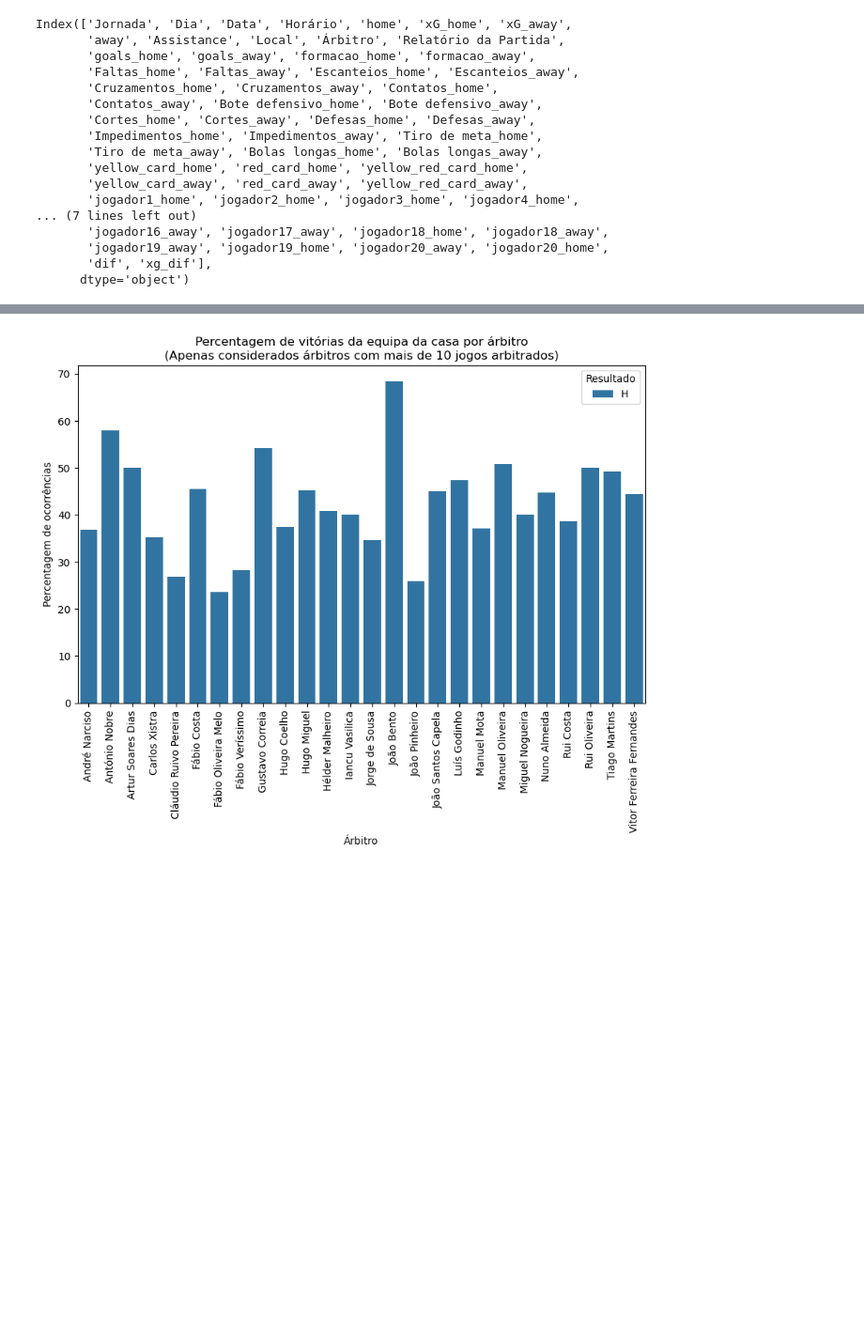
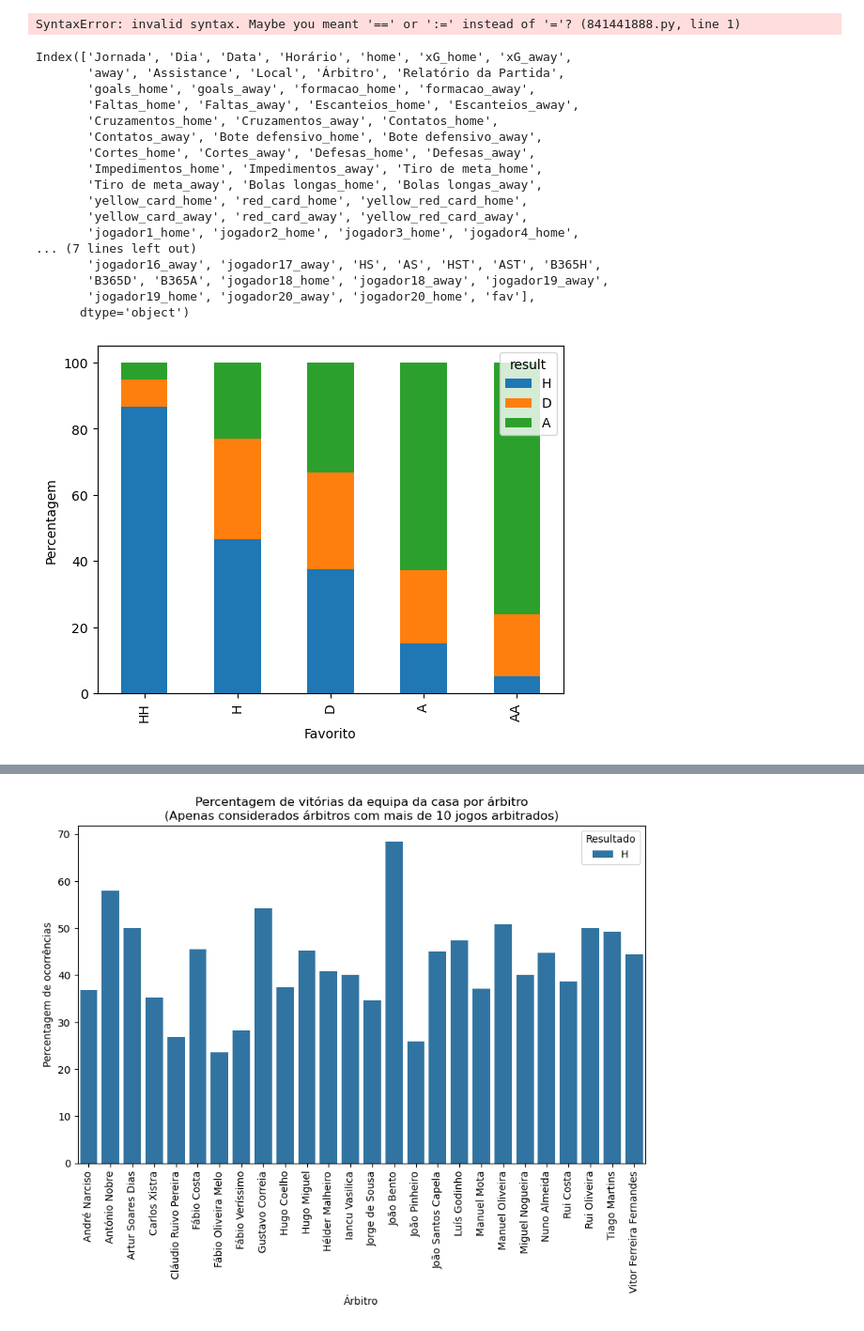
Before and after one commit to JoaoCaldas122/datamining-tp, a Jupyter notebook: TH.ipynb, the cells around one changed output, grey strips where cells are left out. Shown: that part at 94% size. Cells and saved outputs as stored; diff of their text form; code cells hidden in the pictures; blank space fills up the shorter version.

```diff
--- a/TH.ipynb
+++ b/TH.ipynb
@@ -25,7 +2,11 @@ operable program or batch file.
 import pandas as pd
 import numpy as np
 
-treino = pd.read_csv('datamining-tp/dataset_treinofinal.csv')
+treino = pd.read_csv('datamining-tp/merged_treinofinal.csv')
+# %%
+treino.drop(['Column_1','Column_2','r'],axis=1,inplace=True)
+# %% [output]
+SyntaxError: invalid syntax. Maybe you meant '==' or ':=' instead of '='? (841441888.py, line 1)
 # %%
 treino.drop('Unnamed: 0',axis=1,inplace=True)
 # %%
@@ -44,11 +25,44 @@ Index(['Jornada', 'Dia', 'Data', 'Horário', 'home', 'xG_home', 'xG_away',
        'yellow_card_away', 'red_card_away', 'yellow_red_card_away',
        'jogador1_home', 'jogador2_home', 'jogador3_home', 'jogador4_home',
 ... (7 lines left out)
-       'jogador16_away', 'jogador17_away', 'jogador18_home', 'jogador18_away',
-       'jogador19_away', 'jogador19_home', 'jogador20_away', 'jogador20_home',
-       'dif', 'xg_dif'],
+       'jogador16_away', 'jogador17_away', 'HS', 'AS', 'HST', 'AST', 'B365H',
+       'B365D', 'B365A', 'jogador18_home', 'jogador18_away', 'jogador19_away',
+       'jogador19_home', 'jogador20_away', 'jogador20_home', 'fav'],
       dtype='object')
 # %%
+treino['dif'] = treino['goals_home'] - treino['goals_away']
+treino['xg_dif'] = treino['xG_home'] - treino['xG_away']
+
 treino.loc[treino['dif']>0, 'result'] = 'H'
 treino.loc[treino['dif']==0, 'result'] = 'D'
 treino.loc[treino['dif']<0, 'result'] = 'A'
+# %%
+#Define o favorito
+treino.loc[treino['B365H'] < 2.26, 'fav'] = 'H'
+treino.loc[treino['B365H'] < 1.40, 'fav'] = 'HH'
+treino.loc[treino['B365A'] < 2.26, 'fav'] = 'A'
+treino.loc[treino['B365A'] < 1.40, 'fav'] = 'AA'
+treino.loc[treino['fav'].isna(), 'fav'] = 'D'
+# %%
+import matplotlib.pyplot as plt
+order = ['H', 'D', 'A']
+category_order = ['HH', 'H', 'D', 'A', 'AA']
+
+# Convert 'x' column to categorical data type with the specified order
+treino['fav'] = pd.Categorical(treino['fav'], categories=category_order, ordered=True)
+treino['result'] = pd.Categorical(treino['result'], categories=order, ordered=True)
+
+# Calculate the percentage of values in column 'y' for each unique value in column 'x'
+result = treino.groupby('fav')['result'].value_counts(normalize=True) * 100
+
+# Criar o gráfico de barras
+result.unstack().plot(kind='bar',stacked=True)
+
+# Configurar os rótulos dos eixos
+plt.xlabel('Favorito')
+plt.ylabel('Percentagem')
+
+# Exibir o gráfico
+plt.show()
+# %% [output]
+[figure, added]
```
Also changed, not shown: parts of 6 cells of this notebook, 1 other file.
